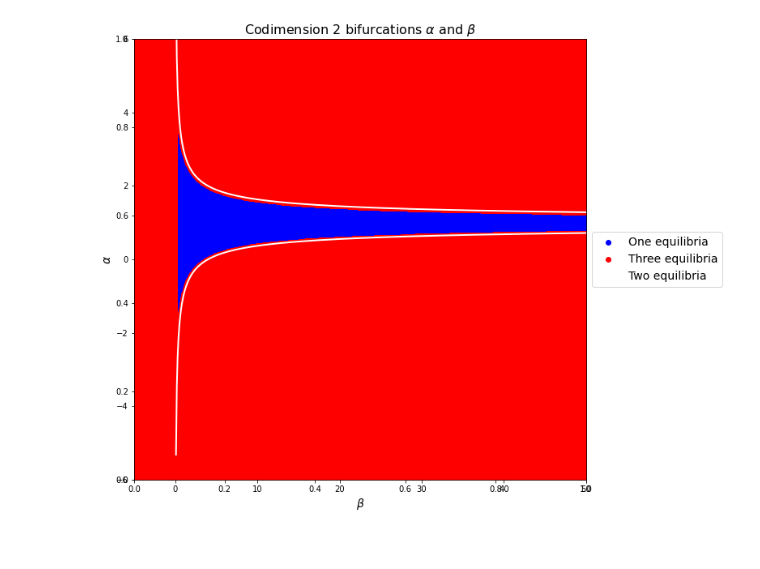
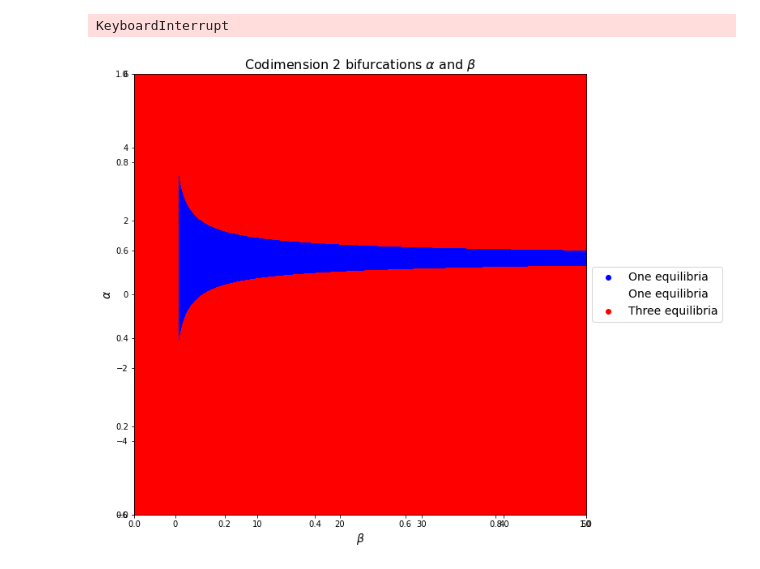
Before and after one commit to Cerlog/Fitz-Hugh-Nagumo-Mathematics-Project, a Jupyter notebook: Bifurcations/Alpha_Beta_Codimention_2_Bifurcation_Diagram.ipynb, the cells around one changed output. Drawn from its saved outputs; the diff is of its cells as text; code cells hidden in the pictures.

```diff
--- a/Bifurcations/Alpha_Beta_Codimention_2_Bifurcation_Diagram.ipynb
+++ b/Bifurcations/Alpha_Beta_Codimention_2_Bifurcation_Diagram.ipynb
@@ -5,45 +5,36 @@ import matplotlib.pyplot as plt
 import math as m
 %matplotlib inline
 # %%
-#a = 1
-#b = 1
+listOfAlphas = np.linspace(-6, 6, num = 10000) # generating Alpha values
+listOfBetas = np.linspace(-5, 50, num = 10000) # generating Beta values
 
-listA = np.linspace(-6,6, num = 1000)
-listB = np.linspace(-5,50, num = 1000)
+# list for storing number of equlibrias alpha
+OneEqulibriaListAlpha = []
+TwoEqulibriaListAlpha = []
+ThreeEqulibriasListAlpha = []
 
+# list for storing number of equlibrias beta
+OneEqulibriaListBeta = []
+TwoEqulibriaListBeta = []
+ThreeEqulibriasListBeta = []
 
+# two for loops generating for every alpha, generates beta
+for alpha in listOfAlphas:
+    for beta in listOfBetas:
+        #equation1 = (alpha + 1) ** 2
+        #equation2 = 4 * (alpha + 1 / beta)
+        equation1 = (alpha-1)**2
+        equation2 = 4/beta
 
-OneA = []
-TwoA = []
-ThreeA = []
-OneB = []
-TwoB = []
-ThreeB = []
-
-
-
-for a in listA:
-    #print(f"Alpha {a}")
-    #listofAlphas.append(a)
-    for b in listB:
-        #listofBetas.append(b)
-        #print(f"Beta {b}")
-        test = (a+1)**2
-        #print(f"Test {test}")
-        test2 = 4*(a+1/b)
-        #print(f"Test {test2}")
-        if test < test2:
-            OneA.append(a)
-            OneB.append(b)
-        elif test == test2:
-            TwoA.append(a)
-            TwoB.append(b)
-        elif test > test2:
-            ThreeA.append(a)
-            ThreeB.append(b)
-    #print(len(ThreeA))
-    #plt.plot(listofAlphas, listofBetas)
-
-
-#print(listA)
-#print(TwoA)
+        if equation1 < equation2: # if equation 1 less than equation two
+                                  # we have one equlibria
+            OneEqulibriaListAlpha.append(alpha)
+            OneEqulibriaListBeta.append(beta)
+        elif equation1 == equation2: # if eq1 equals eq2 - we have two equlibria
+            TwoEqulibriaListAlpha.append(alpha)
+            TwoEqulibriaListBeta.append(beta)
+        elif equation1 > equation2: # if eq1 bigger than eq2 - we have three equlibria
+            ThreeEqulibriasListAlpha.append(alpha)
+            ThreeEqulibriasListBeta.append(beta)
+# %% [output]
+KeyboardInterrupt
@@ -66,27 +41,28 @@ for a in listA:
 # %%
-from matplotlib.axis import Tick
+# plotting Codimension 2 bifurcation for alpha and beta
 x = np.linspace(0,100,1000)
 x[ x==0 ] = np.nan
 
 function1 = 1-2/np.sqrt(x)
 function2 = 1+2/np.sqrt(x)
 
 plt.figure(figsize=(10, 10))
 plt.title(r'Codimension 2 bifurcations $\alpha$ and $\beta$', fontsize=16)
 ax = plt.axes()
-ax.scatter(OneB, OneA, color='b', label = 'One equilibria')
-ax.scatter(ThreeB, ThreeA, color='r', label = 'Three equilibria')
+ax.scatter(OneEqulibriaListBeta, OneEqulibriaListAlpha, color='b', label ='One equilibria')
+ax.scatter(TwoEqulibriaListBeta, TwoEqulibriaListBeta, color='white', label ='One equilibria')
+ax.scatter(ThreeEqulibriasListBeta, ThreeEqulibriasListAlpha, color='r', label ='Three equilibria')
 
-ax.plot(x, function1, color='w', linewidth=2, label = 'Two equilibria')
-ax.plot(x, function2, color='w', linewidth=2)
+#ax.plot(x, function1, color='w', linewidth=2, label = 'Two equilibria')
+#ax.plot(x, function2, color='w', linewidth=2)
 
 
 plt.xlabel(r'$\beta$', fontsize =14)
 plt.ylabel(r'$\alpha$', fontsize =14)
 plt.ylim(-6,6)
 plt.xlim(-5,50)
 plt.legend(bbox_to_anchor=(0.85,0.5), loc="center left", fontsize =14, borderaxespad=6.5)
 
 plt.savefig('codimension_new', dpi=300, bbox_inches="tight")
 # %% [output]
-[figure, old version]
+[figure, new version]
```
Also changed, not shown: parts of 2 cells of this notebook, 27 other files.
